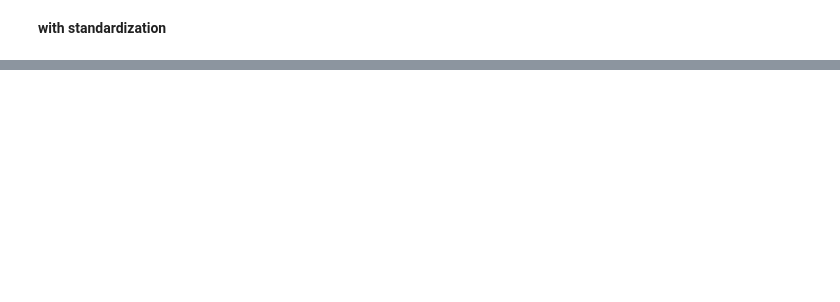
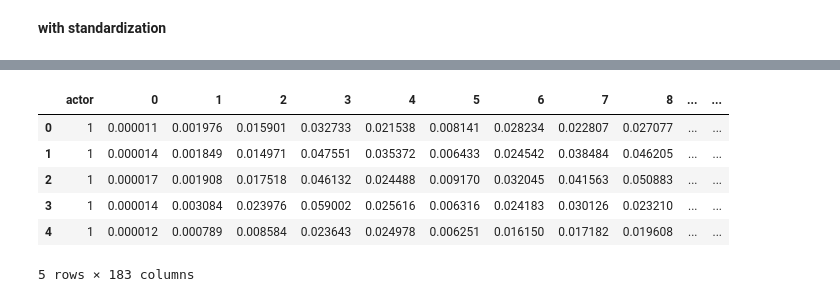
Before and after one commit to diebland/FinalProject__RecognitionSpeechEmotion, a Jupyter notebook: Modeling.ipynb, the cells around one changed output, grey strips where cells are left out. Saved outputs shown, nothing was run; the diff lists cells and outputs as text; code cells hidden in the pictures; blank space fills up the shorter version.

```diff
--- a/Modeling.ipynb
+++ b/Modeling.ipynb
@@ -475,0 +317,17 @@ sélectionner d'autres features
+# %%
+# drop the target value
+X = df_features.drop('emotion', axis=1)
+y = df_features['emotion']
+# %%
+#encoding gender feature
+
+X= pd.get_dummies(X)
+X.head()
+# %% [output]
+|  | actor | 0 | 1 | 2 | 3 | 4 | 5 | 6 | 7 | 8 | ... | ... |
+| 0 | 1 | 0.000011 | 0.001976 | 0.015901 | 0.032733 | 0.021538 | 0.008141 | 0.028234 | 0.022807 | 0.027077 | ... | ... |
+| 1 | 1 | 0.000014 | 0.001849 | 0.014971 | 0.047551 | 0.035372 | 0.006433 | 0.024542 | 0.038484 | 0.046205 | ... | ... |
+| 2 | 1 | 0.000017 | 0.001908 | 0.017518 | 0.046132 | 0.024488 | 0.009170 | 0.032045 | 0.041563 | 0.050883 | ... | ... |
+| 3 | 1 | 0.000014 | 0.003084 | 0.023976 | 0.059002 | 0.025616 | 0.006316 | 0.024183 | 0.030126 | 0.023210 | ... | ... |
+| 4 | 1 | 0.000012 | 0.000789 | 0.008584 | 0.023643 | 0.024978 | 0.006251 | 0.016150 | 0.017182 | 0.019608 | ... | ... |
+5 rows × 183 columns
```
Also changed, not shown: parts of 85 cells of this notebook, 1 other file.
